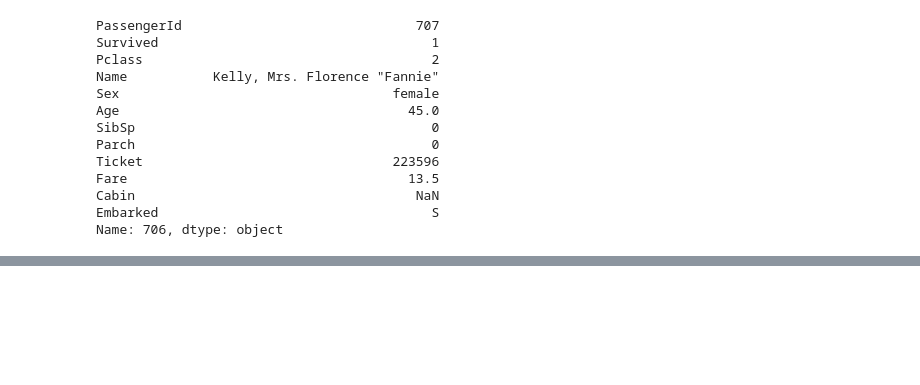
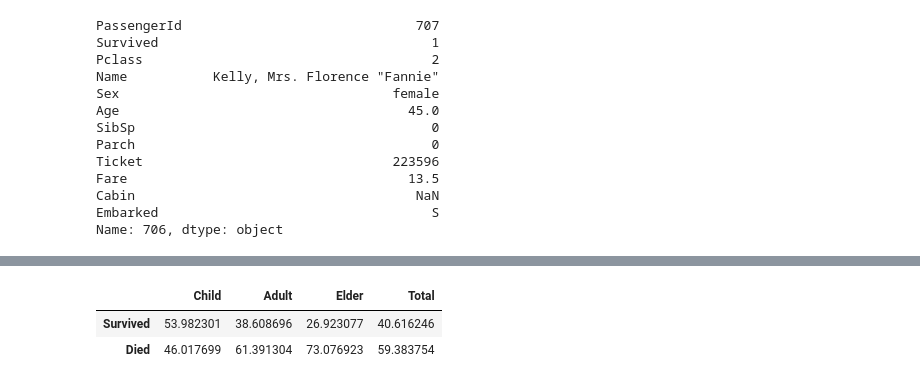
Before and after one commit to calebLSw/AI-1, a Jupyter notebook: Titanic/Titanic.ipynb, the cells around one changed output, grey strips where cells are left out. Saved outputs shown, nothing was run; the diff lists cells and outputs as text; code cells hidden in the pictures; blank space fills up the shorter version.

```diff
--- a/Titanic/Titanic.ipynb
+++ b/Titanic/Titanic.ipynb
@@ -40,0 +143,58 @@ Name: 706, dtype: object
+# %%
+childSurvive = 0
+childDied = 0
+adultSurvive = 0
+adultDied = 0
+elderSurvive = 0
+elderDied = 0
+childTotal = 0
+adultTotal = 0
+elderTotal = 0
+allPeople = 0
+allPeopleSurvive = 0
+allPeopleDied = 0
+for idx in range(len(df)):
+    if df.loc[idx]["Age"] < 18 and df.loc[idx]["Survived"] == 1:
+        childSurvive += 1
+        childTotal += 1
+        allPeople += 1
+        allPeopleSurvive += 1
+    elif df.loc[idx]["Age"] < 18 and df.loc[idx]["Survived"] == 0:
+        childDied += 1
+        childTotal += 1
+        allPeople += 1
+        allPeopleDied += 1
+    elif df.loc[idx]["Age"] >= 18 and df.loc[idx]["Age"] < 60 and df.loc[idx]["Survived"] == 1:
+        adultSurvive += 1
+        adultTotal += 1
+        allPeople += 1
+        allPeopleSurvive += 1
+    elif df.loc[idx]["Age"] >= 18 and df.loc[idx]["Age"] < 60 and df.loc[idx]["Survived"] == 0:
+        adultDied += 1
+        adultTotal += 1
+        allPeople += 1
+        allPeopleDied += 1
+    elif df.loc[idx]["Age"] >= 60 and df.loc[idx]["Survived"] == 1:
+        elderSurvive += 1
+        elderTotal += 1
+        allPeople += 1
+        allPeopleSurvive += 1
+    elif df.loc[idx]["Age"] >= 60 and df.loc[idx]["Survived"] == 0:
+        elderDied += 1
+        elderTotal += 1
+        allPeople += 1
+        allPeopleDied += 1
+
+conTable = {
+    "Child": [childSurvive/childTotal *100, childDied/childTotal *100],
+    "Adult": [adultSurvive/adultTotal *100, adultDied/adultTotal *100],
+    "Elder": [elderSurvive/elderTotal *100, elderDied/elderTotal*100],
+    "Total": [allPeopleSurvive/allPeople *100, allPeopleDied/allPeople *100]
+}
+df2 = pd.DataFrame(conTable)
+df2.index = ["Survived", "Died"]
+df2.head()
+# %% [output]
+|  | Child | Adult | Elder | Total |
+| Survived | 53.982301 | 38.608696 | 26.923077 | 40.616246 |
+| Died | 46.017699 | 61.391304 | 73.076923 | 59.383754 |
```
Also changed, not shown: parts of 26 cells of this notebook.
